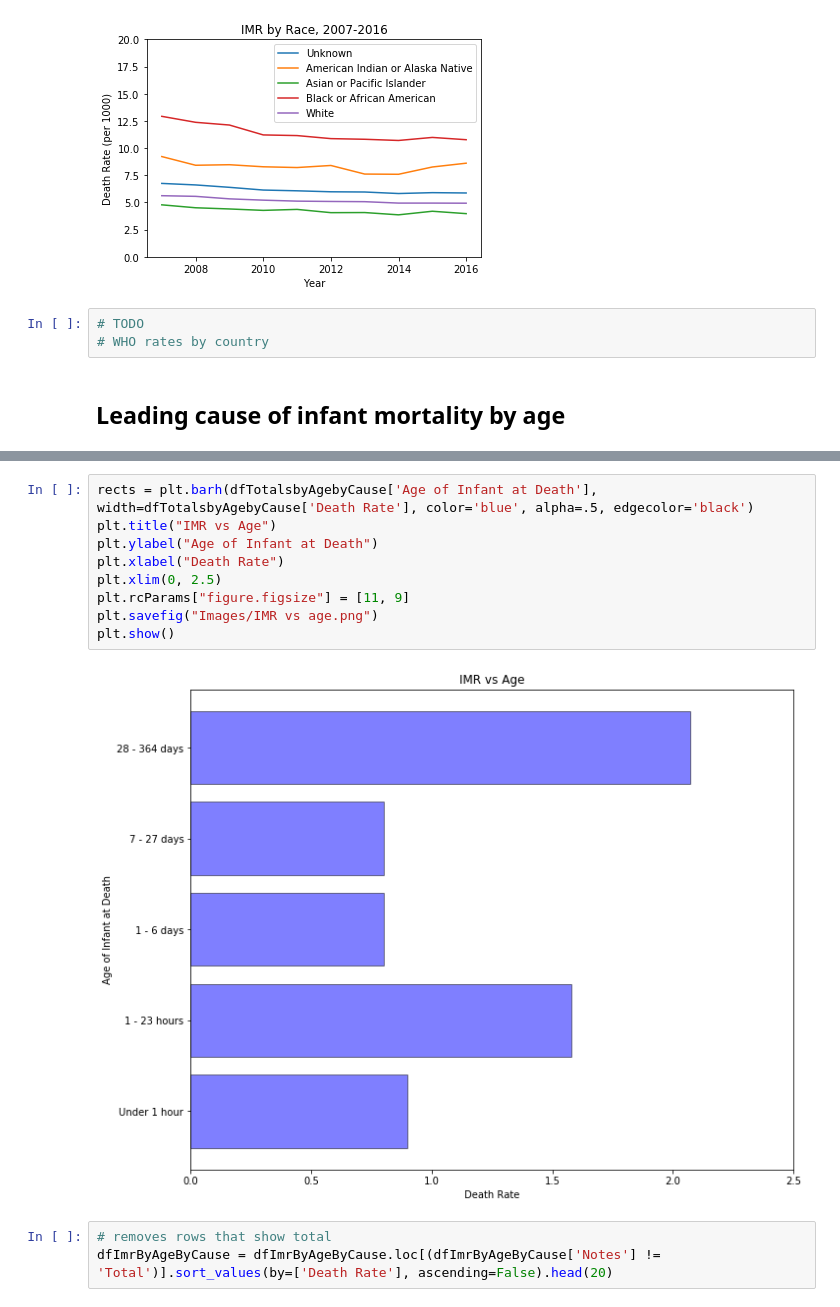
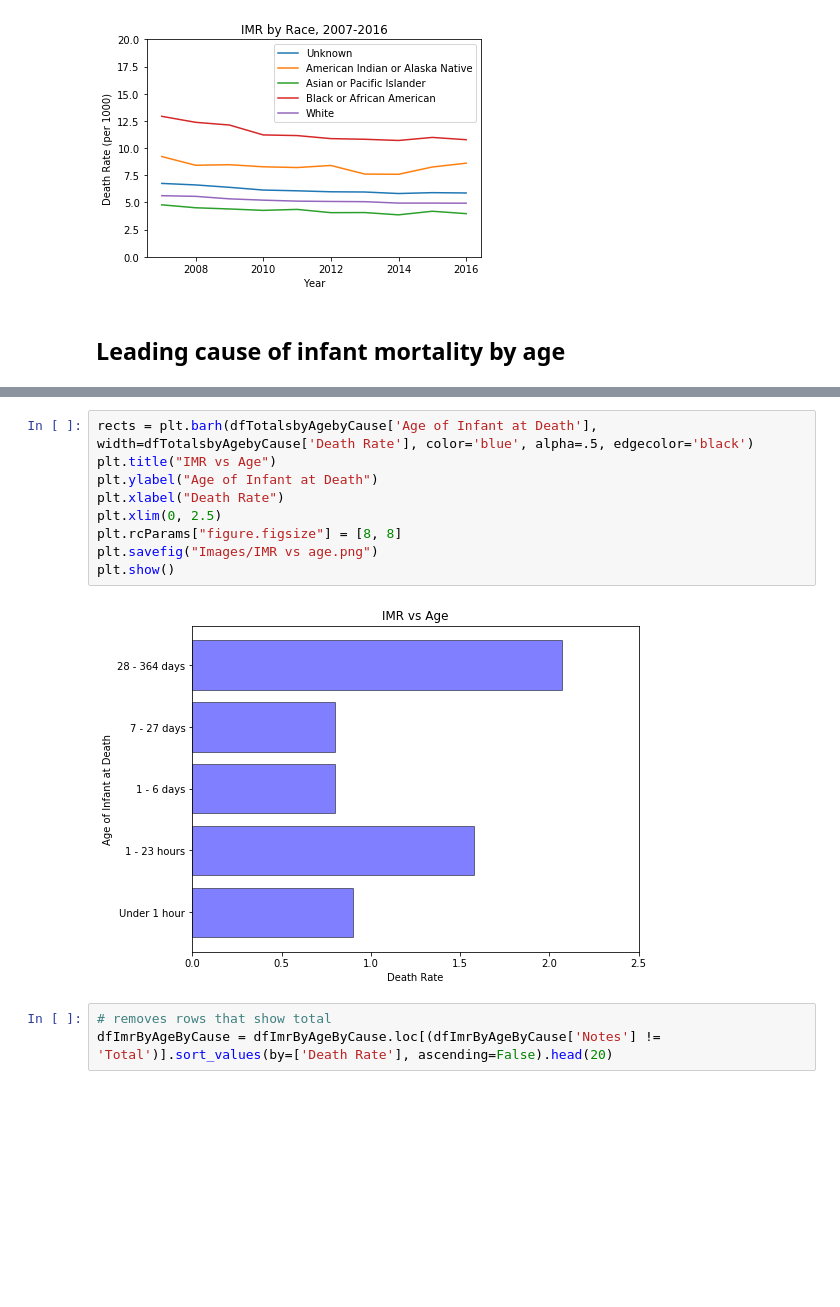
Before and after one commit to jasminajovanovic/IMR, a Jupyter notebook: IMR-jasmina.ipynb, the cells around one changed output, grey strips where cells are left out. Cells and saved outputs as stored; diff of their text form; blank space fills up the shorter version.

Commit message:
resizing images

```diff
--- a/IMR-jasmina.ipynb
+++ b/IMR-jasmina.ipynb
@@ -108,9 +108,6 @@ plt.savefig("Images/IMR by Race, 2007-2016.png")
 plt.show()
 # %% [output]
 [figure]
-# %%
-# TODO
-# WHO rates by country
 # %% [markdown]
 ## Leading cause of infant mortality by age
 # %%
@@ -146,14 +143,14 @@ dfImrByAgeByCause.head()
 # %%
 rects = plt.barh(dfTotalsbyAgebyCause['Age of Infant at Death'], width=dfTotalsbyAgebyCause['Death Rate'], color='blue', alpha=.5, edgecolor='black')
 plt.title("IMR vs Age")
 plt.ylabel("Age of Infant at Death")
 plt.xlabel("Death Rate")
 plt.xlim(0, 2.5)
-plt.rcParams["figure.figsize"] = [11, 9]
+plt.rcParams["figure.figsize"] = [8, 8]
 plt.savefig("Images/IMR vs age.png")
 plt.show()
 # %% [output]
-[figure, old version]
+[figure, new version]
 # %%
 # removes rows that show total
 dfImrByAgeByCause = dfImrByAgeByCause.loc[(dfImrByAgeByCause['Notes'] != 'Total')].sort_values(by=['Death Rate'], ascending=False).head(20)
```
Also changed, not shown: parts of 2 cells of this notebook, 3 other files.
